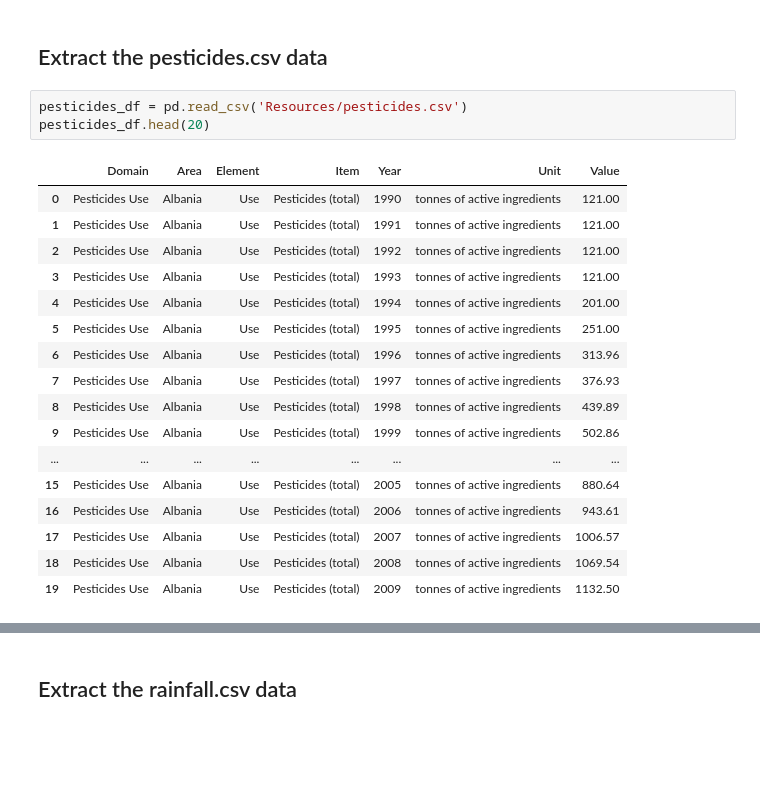
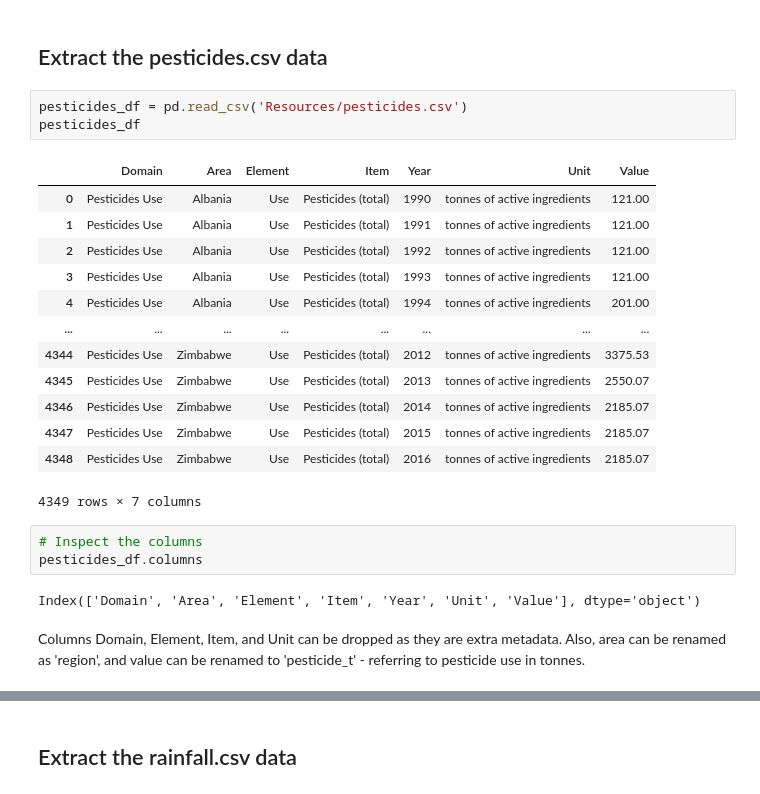
Before and after one commit to jwadamucci/Project3_Group1, a Jupyter notebook: data_cleanup.ipynb, the cells around one changed output, grey strips where cells are left out. Drawn from its saved outputs; the diff is of its cells as text; blank space fills up the shorter version.

```diff
--- a/data_cleanup.ipynb
+++ b/data_cleanup.ipynb
@@ -7,22 +7,25 @@ pd.set_option('max_colwidth', 400)
 ## Extract the pesticides.csv data
 # %%
 pesticides_df = pd.read_csv('Resources/pesticides.csv')
-pesticides_df.head(20)
+pesticides_df
 # %% [output]
 |  | Domain | Area | Element | Item | Year | Unit | Value |
 | 0 | Pesticides Use | Albania | Use | Pesticides (total) | 1990 | tonnes of active ingredients | 121.00 |
 | 1 | Pesticides Use | Albania | Use | Pesticides (total) | 1991 | tonnes of active ingredients | 121.00 |
 | 2 | Pesticides Use | Albania | Use | Pesticides (total) | 1992 | tonnes of active ingredients | 121.00 |
 | 3 | Pesticides Use | Albania | Use | Pesticides (total) | 1993 | tonnes of active ingredients | 121.00 |
 | 4 | Pesticides Use | Albania | Use | Pesticides (total) | 1994 | tonnes of active ingredients | 201.00 |
-| 5 | Pesticides Use | Albania | Use | Pesticides (total) | 1995 | tonnes of active ingredients | 251.00 |
-| 6 | Pesticides Use | Albania | Use | Pesticides (total) | 1996 | tonnes of active ingredients | 313.96 |
-| 7 | Pesticides Use | Albania | Use | Pesticides (total) | 1997 | tonnes of active ingredients | 376.93 |
-| 8 | Pesticides Use | Albania | Use | Pesticides (total) | 1998 | tonnes of active ingredients | 439.89 |
-| 9 | Pesticides Use | Albania | Use | Pesticides (total) | 1999 | tonnes of active ingredients | 502.86 |
 | ... | ... | ... | ... | ... | ... | ... | ... |
-| 15 | Pesticides Use | Albania | Use | Pesticides (total) | 2005 | tonnes of active ingredients | 880.64 |
-| 16 | Pesticides Use | Albania | Use | Pesticides (total) | 2006 | tonnes of active ingredients | 943.61 |
-| 17 | Pesticides Use | Albania | Use | Pesticides (total) | 2007 | tonnes of active ingredients | 1006.57 |
-| 18 | Pesticides Use | Albania | Use | Pesticides (total) | 2008 | tonnes of active ingredients | 1069.54 |
-| 19 | Pesticides Use | Albania | Use | Pesticides (total) | 2009 | tonnes of active ingredients | 1132.50 |
+| 4344 | Pesticides Use | Zimbabwe | Use | Pesticides (total) | 2012 | tonnes of active ingredients | 3375.53 |
+| 4345 | Pesticides Use | Zimbabwe | Use | Pesticides (total) | 2013 | tonnes of active ingredients | 2550.07 |
+| 4346 | Pesticides Use | Zimbabwe | Use | Pesticides (total) | 2014 | tonnes of active ingredients | 2185.07 |
+| 4347 | Pesticides Use | Zimbabwe | Use | Pesticides (total) | 2015 | tonnes of active ingredients | 2185.07 |
+| 4348 | Pesticides Use | Zimbabwe | Use | Pesticides (total) | 2016 | tonnes of active ingredients | 2185.07 |
+4349 rows × 7 columns
+# %%
+# Inspect the columns
+pesticides_df.columns
+# %% [output]
+Index(['Domain', 'Area', 'Element', 'Item', 'Year', 'Unit', 'Value'], dtype='object')
+# %% [markdown]
+Columns Domain, Element, Item, and Unit can be dropped as they are extra metadata. Also, area can be renamed as 'region', and value can be renamed to 'pesticide_t' - referring to pesticide use in tonnes.
```
Also changed, not shown: parts of 30 cells of this notebook, 9 other files.
